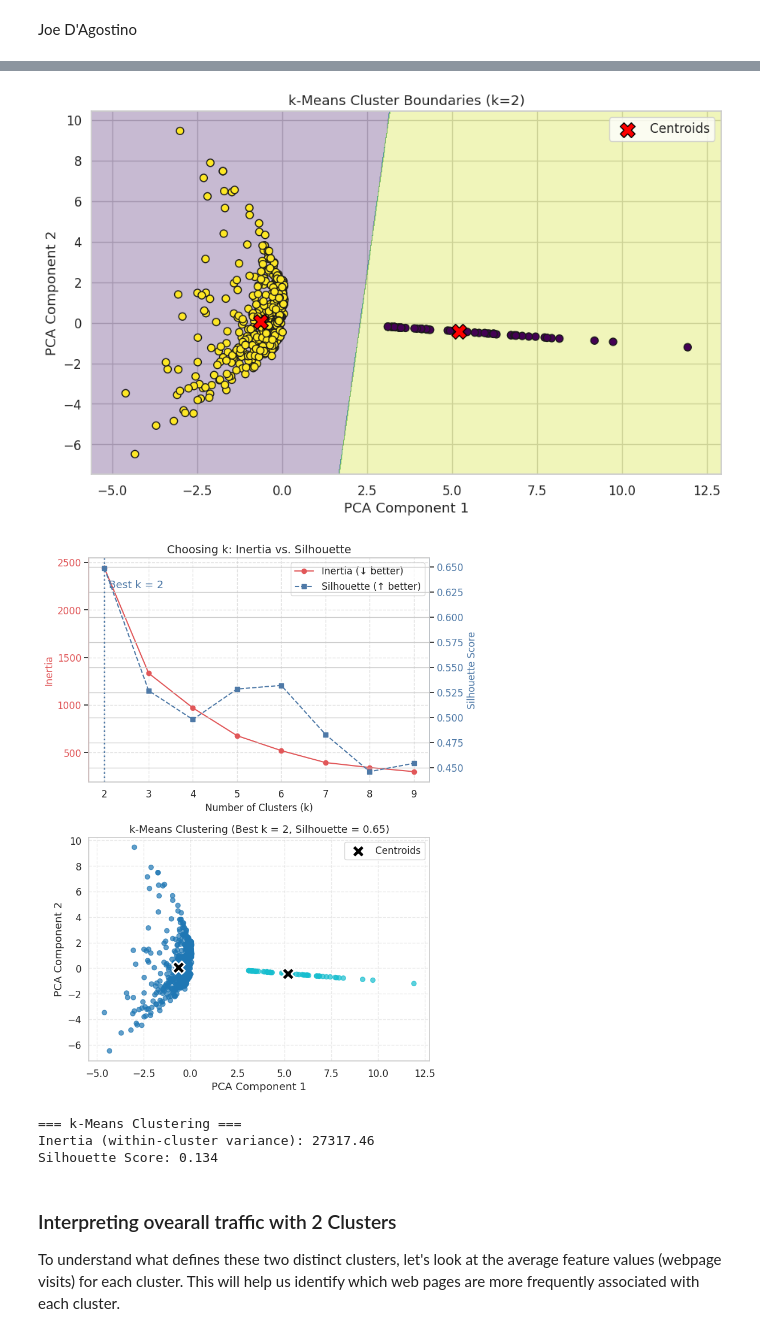
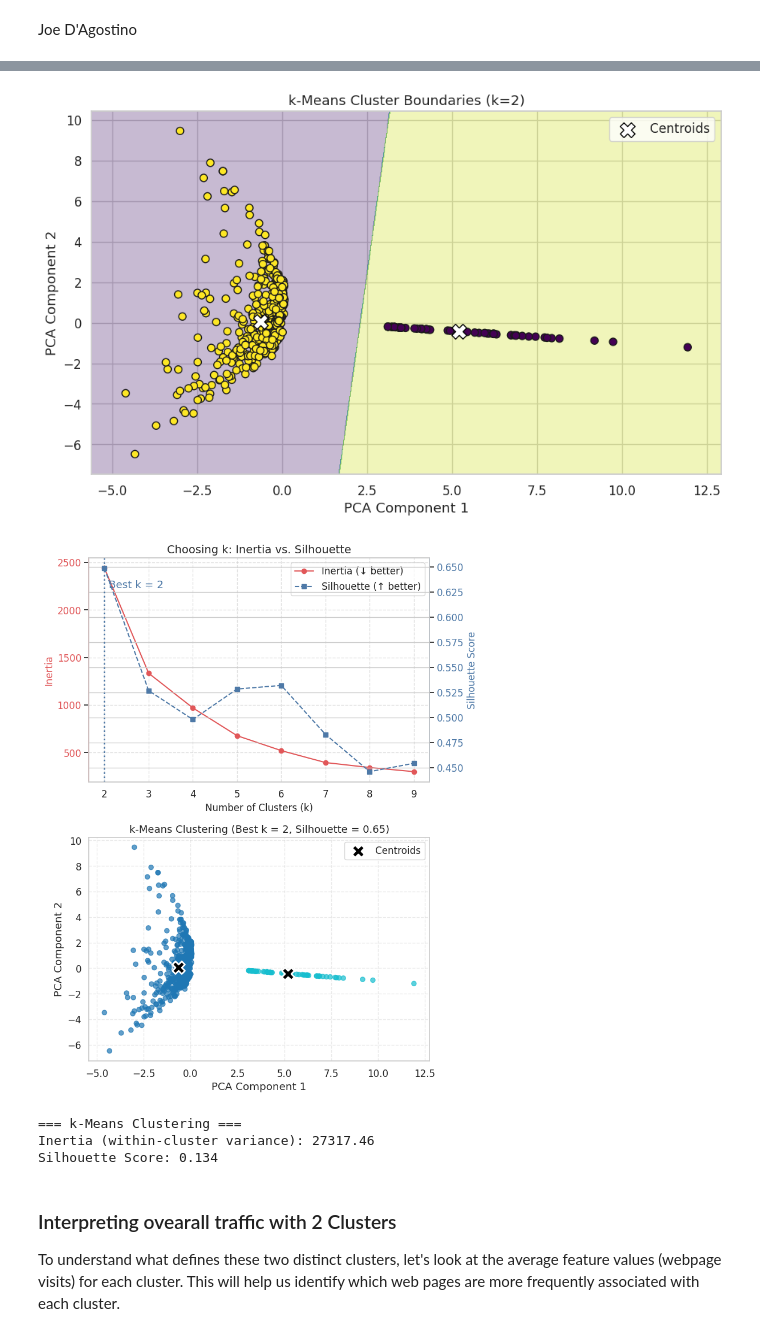
Before and after one commit to joedag32/DSSA-5810, a Jupyter notebook: notebooks/Practicum_Final_Run.ipynb, the cells around one changed output, grey strips where cells are left out. Cells and saved outputs as stored; diff of their text form; code cells hidden in the pictures.

```diff
--- a/notebooks/Practicum_Final_Run.ipynb
+++ b/notebooks/Practicum_Final_Run.ipynb
@@ -114,7 +114,7 @@ fig, axes = plt.subplots(1, 2, figsize=(18, 6))
 axes[0].contourf(xx, yy, Z_kmeans, cmap="viridis", alpha=0.3)
 axes[0].scatter(X_pca[:, 0], X_pca[:, 1], c=clusters, cmap="viridis", edgecolor="k", s=50)
 axes[0].scatter(centers_pca[:, 0], centers_pca[:, 1],
-                c="red", s=200, edgecolors="black", marker="X", label="Centroids")
+                c="white", s=200, edgecolors="black", marker="X", label="Centroids")
 axes[0].set_title("k-Means Cluster Boundaries (k=2)")
 axes[0].set_xlabel("PCA Component 1")
 axes[0].set_ylabel("PCA Component 2")
@@ -165,34 +165,34 @@ ax3.text(best_k + 0.1, best_sil - 0.02, f"Best k = {best_k}", color=color_silhou
 lines, labels = ax1.get_legend_handles_labels()
 lines2, labels2 = ax3.get_legend_handles_labels()
 ax1.legend(lines + lines2, labels + labels2, loc="upper right")
 ax1.set_title("Choosing k: Inertia vs. Silhouette", fontsize=14)
 ax1.grid(True, linestyle="--", alpha=0.6)
 ax1.spines['left'].set_color("#E15759")
 ax1.spines['right'].set_color("#4E79A7")
 # Plot 2: Best Clustering
 # Plotting the PCA-transformed data
 scatter = ax2.scatter(X_pca[:, 0], X_pca[:, 1], c=best_labels, cmap="tab10", s=35, alpha=0.7)
 ax2.scatter(centroids[:, 0], centroids[:, 1], s=250, c="black", marker="X",
             edgecolors="white", linewidths=2, label="Centroids")
 ax2.set_title(f"k-Means Clustering (Best k = {best_k}, Silhouette = {best_sil:.2f})", fontsize=13)
 ax2.set_xlabel("PCA Component 1") # Updated label
 ax2.set_ylabel("PCA Component 2") # Updated label
 ax2.legend(loc="upper right")
 ax2.grid(True, linestyle="--", alpha=0.4)
 
 plt.tight_layout()
 plt.show()
 
 # =====================================================
 # --- Summary Output
 # =====================================================
 
 # Output our k-Means inertia and silhouette scores
 print("\n=== k-Means Clustering ===")
 print(f"Inertia (within-cluster variance): {inertia:.2f}")
 print(f"Silhouette Score: {silhouette:.3f}")
 # %% [output]
-[figure, old version]
+[figure, new version]
 [figure]
 === k-Means Clustering ===
 Inertia (within-cluster variance): 27317.46
```
Also changed, not shown: parts of 5 cells of this notebook.
